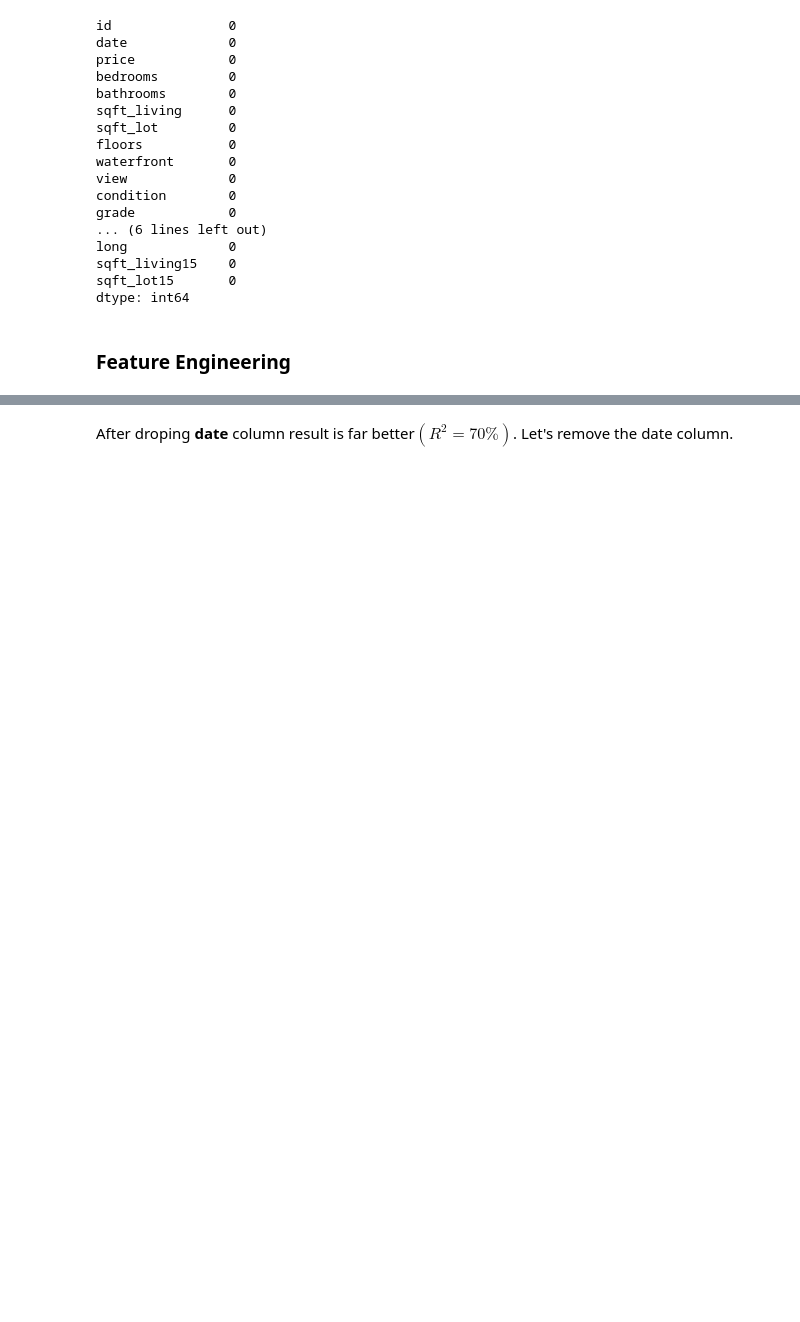
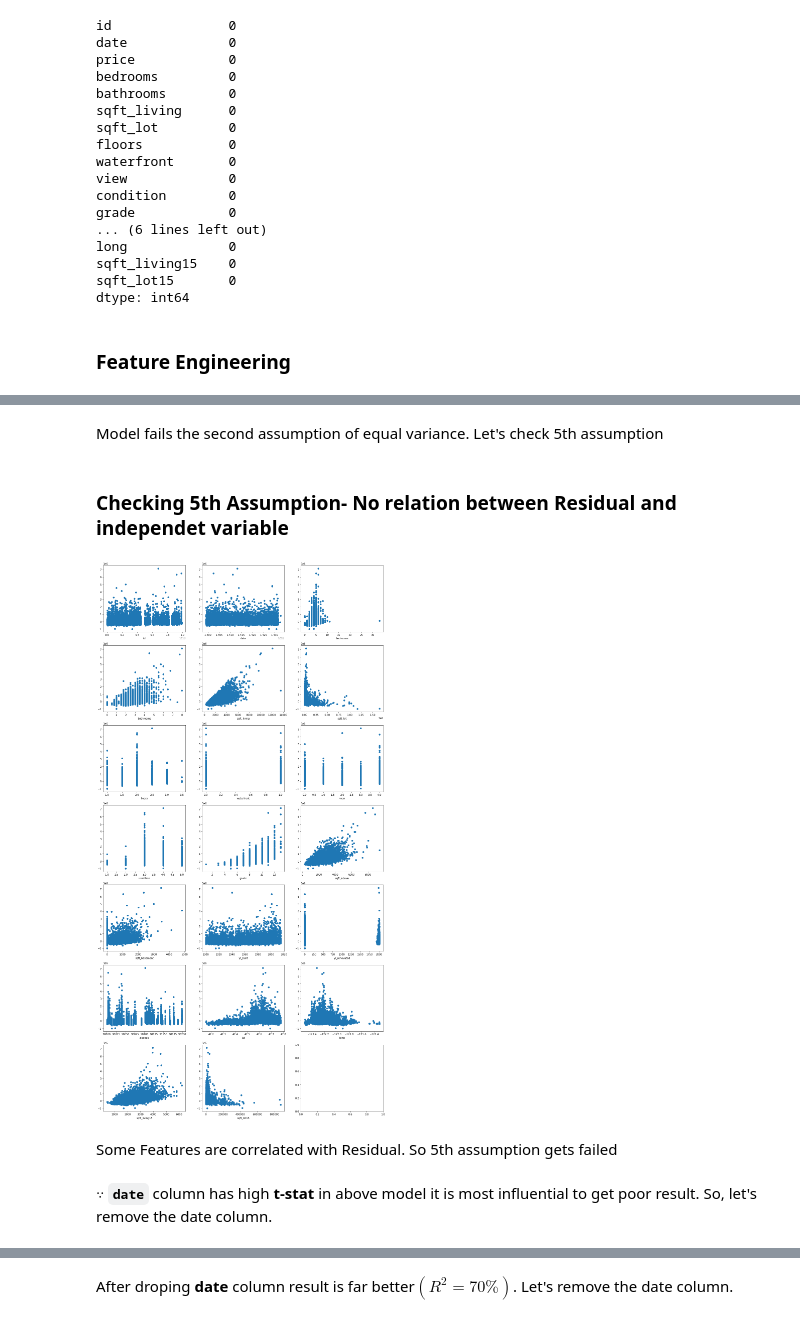
Before and after one commit to butaimodak/Regression-Housing-price-prediction, a Jupyter notebook: Regression Housing Price.ipynb, the cells around one changed output, grey strips where cells are left out. Cells and saved outputs as stored; diff of their text form; code cells hidden in the pictures; blank space fills up the shorter version.

```diff
--- a/Regression Housing Price.ipynb
+++ b/Regression Housing Price.ipynb
@@ -118,3 +176,31 @@ $R^2$ is horrible. **t-stat** of the **`date`** column is highest among all. Let
+# %% [markdown]
+Model fails the second assumption of equal variance. Let's check 5th assumption
+# %% [markdown]
+### Checking 5th Assumption- No relation between Residual and independet variable
+# %%
+#Scatter plot for each features against Residual
+
+#creating feature list
+feature_col = list(X.columns)
+
+# We have 20 features to plot at 7x3 subplots.
+ncols= 3
+nrows= (len(feature_col) + ncols)//ncols
+
+#creating total number of plot for histogram
+fig,axes = plt.subplots(nrows=nrows, ncols=ncols, figsize=(20,40))
+
+for index, col_name in enumerate (feature_col):
+    plt.subplot(nrows,ncols,index+1)
+    plt.scatter(x=X[col_name],y=Residuals)
+    plt.xlabel(col_name)
+plt.show()
+# %% [output]
+[figure, added]
+# %% [markdown]
+Some Features are correlated with Residual. So 5th assumption gets failed
+# %% [markdown]
+$\because$ **`date`** column has high **t-stat** in above model it is most influential to get poor result. So, let's remove the date column.
 # %%
 housing_feature = housing.drop(['price','date'],axis=1)
 X_add_const = sm.add_constant(housing_feature)
```
Also changed, not shown: parts of 81 cells of this notebook.
